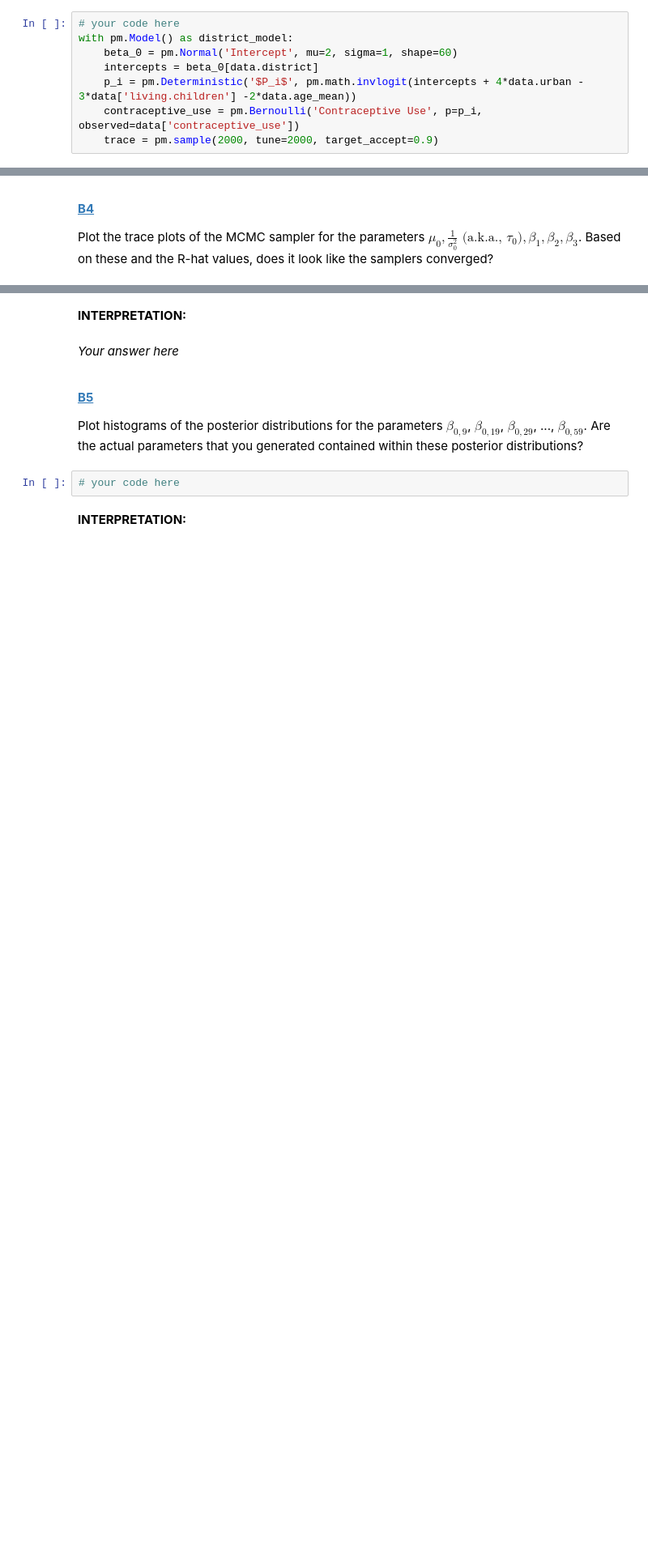
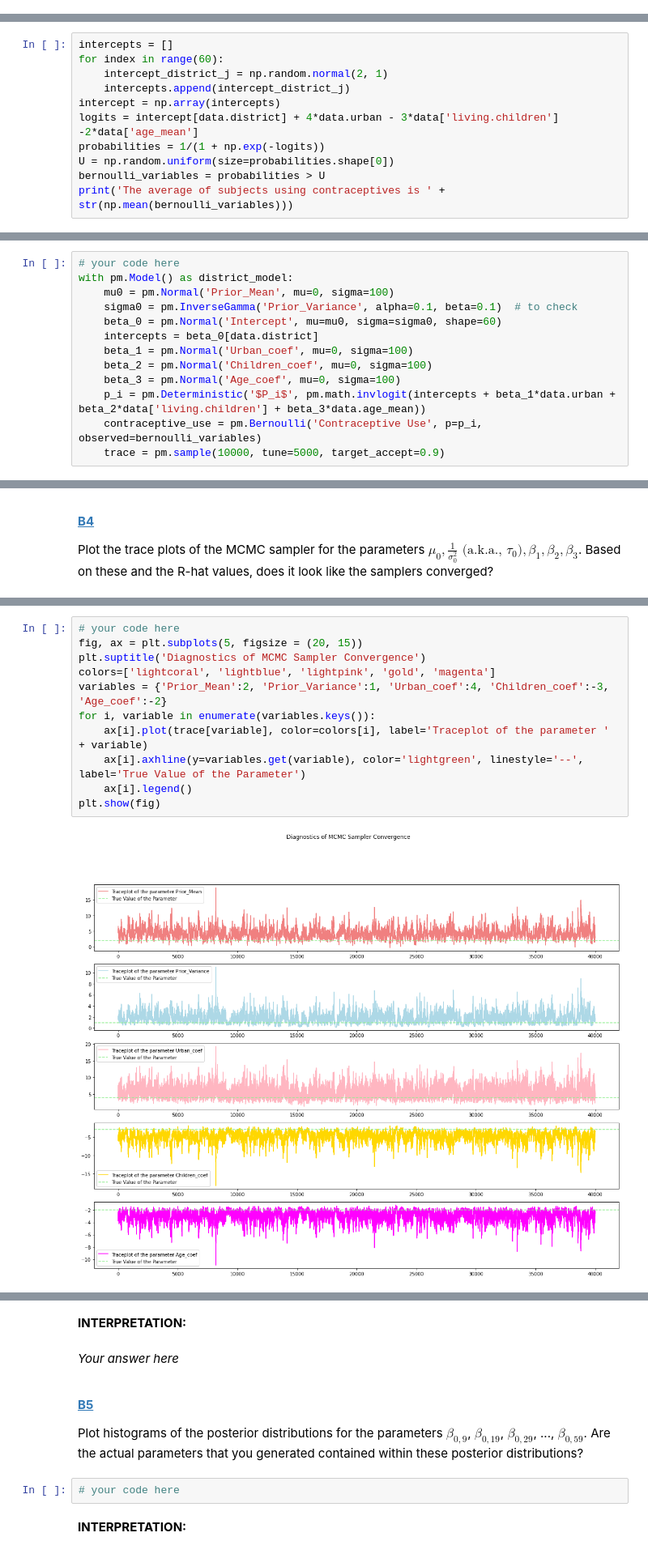
Before and after one commit to DavidAssaraf106/2021-CS109B, a Jupyter notebook: content/HW/HW3/cs109b_hw3_bayes_students.ipynb, the cells around one changed output, grey strips where cells are left out. Shown at 81% size. Cells and saved outputs as stored; diff of their text form; blank space fills up the shorter version.

```diff
--- a/content/HW/HW3/cs109b_hw3_bayes_students.ipynb
+++ b/content/HW/HW3/cs109b_hw3_bayes_students.ipynb
@@ -538,11 +536,3 @@ $$
 $$
 
 **Verify that these parameters give an overall average of 46 to 48 percent of subjects using contraceptives**
-# %%
-# your code here
-with pm.Model() as district_model:
-    beta_0 = pm.Normal('Intercept', mu=2, sigma=1, shape=60)
-    intercepts = beta_0[data.district]
-    p_i = pm.Deterministic('$P_i$', pm.math.invlogit(intercepts + 4*data.urban - 3*data['living.children'] -2*data.age_mean))
-    contraceptive_use = pm.Bernoulli('Contraceptive Use', p=p_i, observed=data['contraceptive_use'])
-    trace = pm.sample(2000, tune=2000, target_accept=0.9)
@@ -555,0 +541,11 @@ ValueError: Not enough samples to build a trace.
+# %%
+intercepts = []
+for index in range(60):
+    intercept_district_j = np.random.normal(2, 1)
+    intercepts.append(intercept_district_j)
+intercept = np.array(intercepts)
+logits = intercept[data.district] + 4*data.urban - 3*data['living.children'] -2*data['age_mean']
+probabilities = 1/(1 + np.exp(-logits))
+U = np.random.uniform(size=probabilities.shape[0])
+bernoulli_variables = probabilities > U
+print('The average of subjects using contraceptives is ' + str(np.mean(bernoulli_variables)))
@@ -566,0 +563,13 @@ Fit the varying-intercept model specified above to your simulated data. Reasonab
+# %%
+# your code here
+with pm.Model() as district_model:
+    mu0 = pm.Normal('Prior_Mean', mu=0, sigma=100)
+    sigma0 = pm.InverseGamma('Prior_Variance', alpha=0.1, beta=0.1)  # to check
+    beta_0 = pm.Normal('Intercept', mu=mu0, sigma=sigma0, shape=60)
+    intercepts = beta_0[data.district]
+    beta_1 = pm.Normal('Urban_coef', mu=0, sigma=100)
+    beta_2 = pm.Normal('Children_coef', mu=0, sigma=100)
+    beta_3 = pm.Normal('Age_coef', mu=0, sigma=100)
+    p_i = pm.Deterministic('$P_i$', pm.math.invlogit(intercepts + beta_1*data.urban + beta_2*data['living.children'] + beta_3*data.age_mean))
+    contraceptive_use = pm.Bernoulli('Contraceptive Use', p=p_i, observed=bernoulli_variables)
+    trace = pm.sample(10000, tune=5000, target_accept=0.9)
@@ -577,0 +595,13 @@ Plot the trace plots of the MCMC sampler for the parameters $\mu_0, \frac{1}{\si
+# %%
+# your code here
+fig, ax = plt.subplots(5, figsize = (20, 15))
+plt.suptitle('Diagnostics of MCMC Sampler Convergence')
+colors=['lightcoral', 'lightblue', 'lightpink', 'gold', 'magenta']
+variables = {'Prior_Mean':2, 'Prior_Variance':1, 'Urban_coef':4, 'Children_coef':-3, 'Age_coef':-2}
+for i, variable in enumerate(variables.keys()):
+    ax[i].plot(trace[variable], color=colors[i], label='Traceplot of the parameter ' + variable)
+    ax[i].axhline(y=variables.get(variable), color='lightgreen', linestyle='--', label='True Value of the Parameter')
+    ax[i].legend()
+plt.show(fig)
+# %% [output]
+[figure, added]
```
Also changed, not shown: parts of 8 cells of this notebook.
